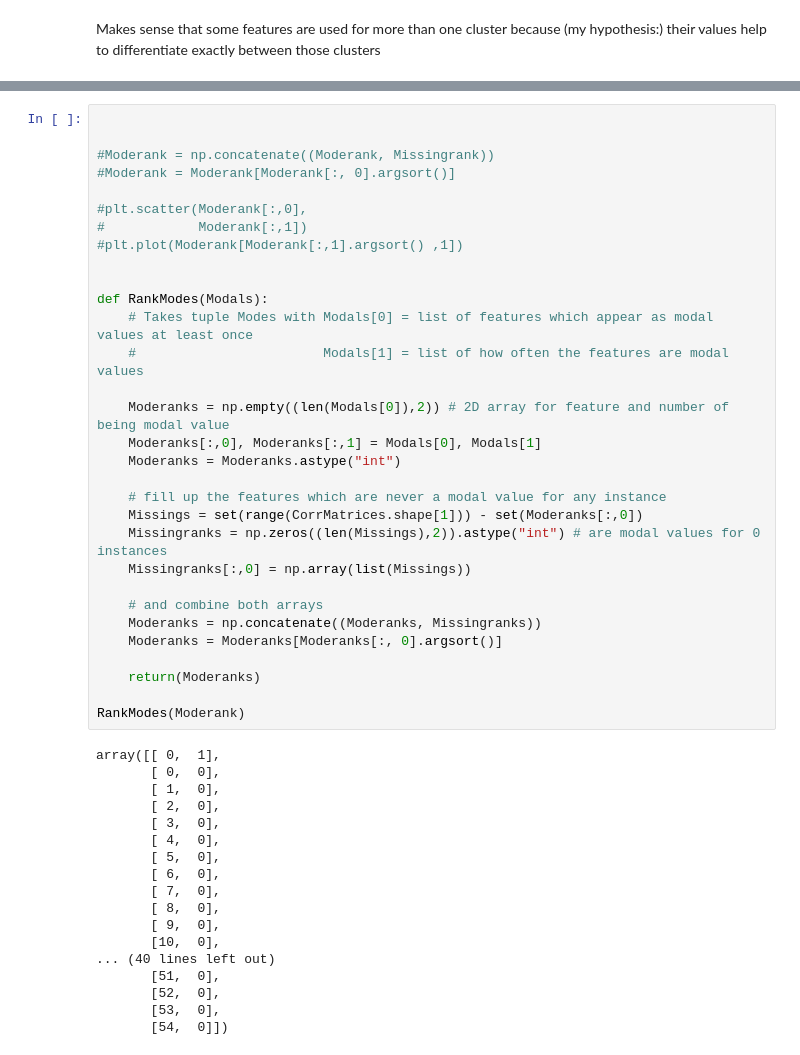
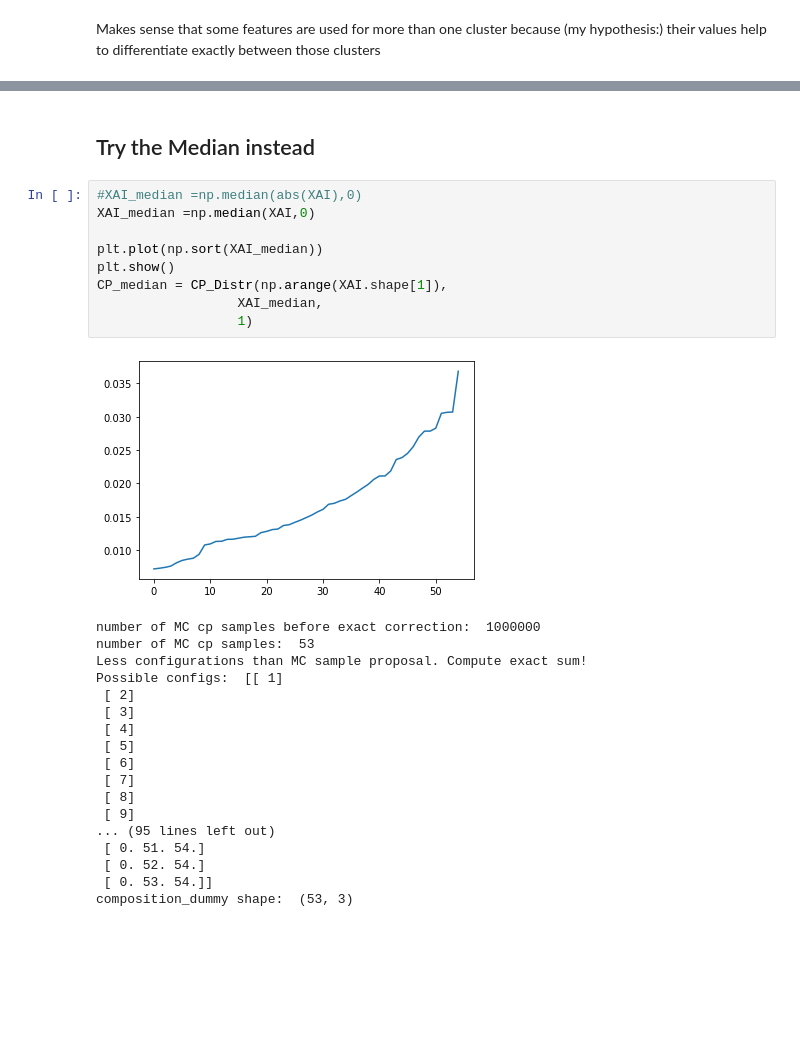
Before and after one commit to TobiasW1891/Finance-Redone, a Jupyter notebook: antiCPy for XAI Finance Relevances.ipynb, the cells around one changed output, grey strips where cells are left out. Drawn from its saved outputs; the diff is of its cells as text; blank space fills up the shorter version.

```diff
--- a/antiCPy for XAI Finance Relevances.ipynb
+++ b/antiCPy for XAI Finance Relevances.ipynb
@@ -413,49 +360,30 @@ plt.plot(Moderank[Moderank[:,1].argsort() ,1])
-# %%
-
-
-#Moderank = np.concatenate((Moderank, Missingrank))
-#Moderank = Moderank[Moderank[:, 0].argsort()]
-
-#plt.scatter(Moderank[:,0],
-#            Moderank[:,1])
-#plt.plot(Moderank[Moderank[:,1].argsort() ,1])
-
-
-def RankModes(Modals):
-    # Takes tuple Modes with Modals[0] = list of features which appear as modal values at least once
-    #                        Modals[1] = list of how often the features are modal values
-
-    Moderanks = np.empty((len(Modals[0]),2)) # 2D array for feature and number of being modal value
-    Moderanks[:,0], Moderanks[:,1] = Modals[0], Modals[1]
-    Moderanks = Moderanks.astype("int")
-
-    # fill up the features which are never a modal value for any instance
-    Missings = set(range(CorrMatrices.shape[1])) - set(Moderanks[:,0])
-    Missingranks = np.zeros((len(Missings),2)).astype("int") # are modal values for 0 instances
-    Missingranks[:,0] = np.array(list(Missings))
-
-    # and combine both arrays
-    Moderanks = np.concatenate((Moderanks, Missingranks))
-    Moderanks = Moderanks[Moderanks[:, 0].argsort()]
-
-    return(Moderanks)
-
-RankModes(Moderank)
-# %% [output]
-array([[ 0,  1],
-       [ 0,  0],
-       [ 1,  0],
-       [ 2,  0],
-       [ 3,  0],
-       [ 4,  0],
-       [ 5,  0],
-       [ 6,  0],
-       [ 7,  0],
-       [ 8,  0],
-       [ 9,  0],
-       [10,  0],
-... (40 lines left out)
-       [51,  0],
-       [52,  0],
-       [53,  0],
-       [54,  0]])
+# %% [markdown]
+## Try the Median instead
+# %%
+#XAI_median =np.median(abs(XAI),0)
+XAI_median =np.median(XAI,0)
+
+plt.plot(np.sort(XAI_median))
+plt.show()
+CP_median = CP_Distr(np.arange(XAI.shape[1]),
+                  XAI_median,
+                  1)
+# %% [output]
+[figure, added]
+number of MC cp samples before exact correction:  1000000
+number of MC cp samples:  53
+Less configurations than MC sample proposal. Compute exact sum!
+Possible configs:  [[ 1]
+ [ 2]
+ [ 3]
+ [ 4]
+ [ 5]
+ [ 6]
+ [ 7]
+ [ 8]
+ [ 9]
+... (95 lines left out)
+ [ 0. 51. 54.]
+ [ 0. 52. 54.]
+ [ 0. 53. 54.]]
+composition_dummy shape:  (53, 3)
```
Also changed, not shown: parts of 13 cells of this notebook, 4 other files.
